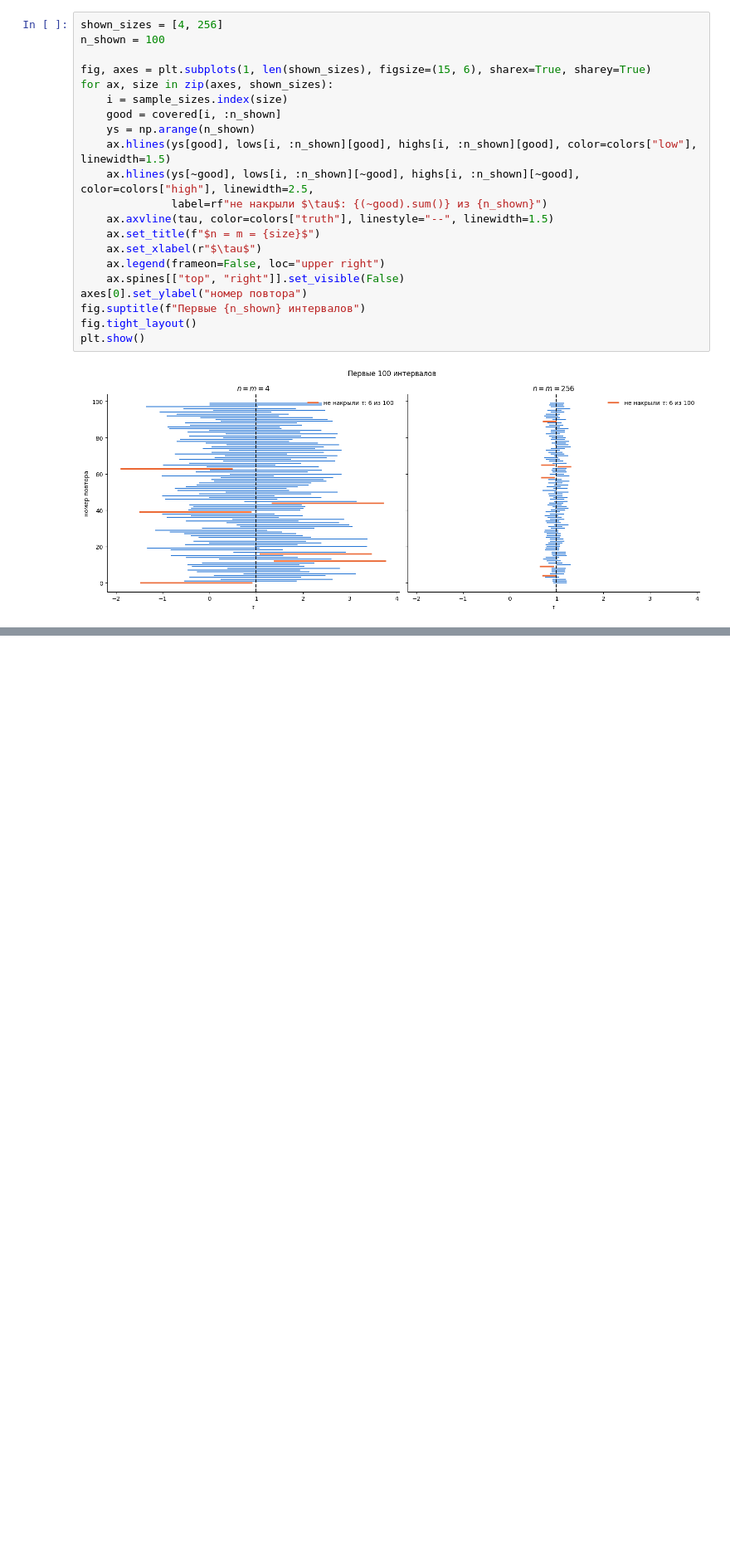
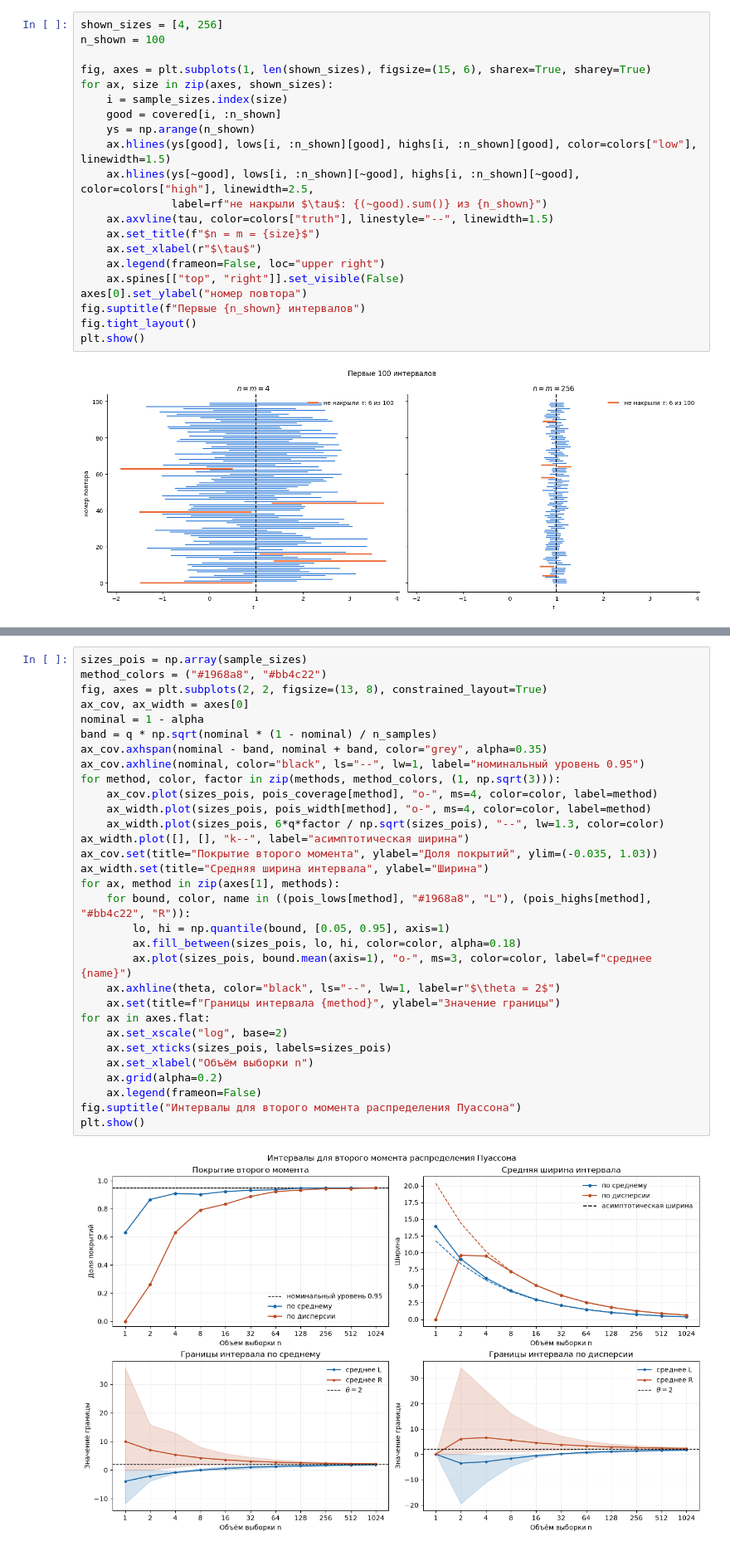
Before and after one commit to Blobbot54rus/noobptr-stat-lab3, a Jupyter notebook: lab3_amosov_kostakov.ipynb, the cells around one changed output, grey strips where cells are left out. Shown at 83% size. Saved outputs shown, nothing was run; the diff lists cells and outputs as text; blank space fills up the shorter version.

```diff
--- a/lab3_amosov_kostakov.ipynb
+++ b/lab3_amosov_kostakov.ipynb
@@ -209,0 +323,33 @@ plt.show()
+# %%
+sizes_pois = np.array(sample_sizes)
+method_colors = ("#1968a8", "#bb4c22")
+fig, axes = plt.subplots(2, 2, figsize=(13, 8), constrained_layout=True)
+ax_cov, ax_width = axes[0]
+nominal = 1 - alpha
+band = q * np.sqrt(nominal * (1 - nominal) / n_samples)
+ax_cov.axhspan(nominal - band, nominal + band, color="grey", alpha=0.35)
+ax_cov.axhline(nominal, color="black", ls="--", lw=1, label="номинальный уровень 0.95")
+for method, color, factor in zip(methods, method_colors, (1, np.sqrt(3))):
+    ax_cov.plot(sizes_pois, pois_coverage[method], "o-", ms=4, color=color, label=method)
+    ax_width.plot(sizes_pois, pois_width[method], "o-", ms=4, color=color, label=method)
+    ax_width.plot(sizes_pois, 6*q*factor / np.sqrt(sizes_pois), "--", lw=1.3, color=color)
+ax_width.plot([], [], "k--", label="асимптотическая ширина")
+ax_cov.set(title="Покрытие второго момента", ylabel="Доля покрытий", ylim=(-0.035, 1.03))
+ax_width.set(title="Средняя ширина интервала", ylabel="Ширина")
+for ax, method in zip(axes[1], methods):
+    for bound, color, name in ((pois_lows[method], "#1968a8", "L"), (pois_highs[method], "#bb4c22", "R")):
+        lo, hi = np.quantile(bound, [0.05, 0.95], axis=1)
+        ax.fill_between(sizes_pois, lo, hi, color=color, alpha=0.18)
+        ax.plot(sizes_pois, bound.mean(axis=1), "o-", ms=3, color=color, label=f"среднее {name}")
+    ax.axhline(theta, color="black", ls="--", lw=1, label=r"$\theta = 2$")
+    ax.set(title=f"Границы интервала {method}", ylabel="Значение границы")
+for ax in axes.flat:
+    ax.set_xscale("log", base=2)
+    ax.set_xticks(sizes_pois, labels=sizes_pois)
+    ax.set_xlabel("Объём выборки n")
+    ax.grid(alpha=0.2)
+    ax.legend(frameon=False)
+fig.suptitle("Интервалы для второго момента распределения Пуассона")
+plt.show()
+# %% [output]
+[figure, added]
```
Also changed, not shown: parts of 8 cells of this notebook.
